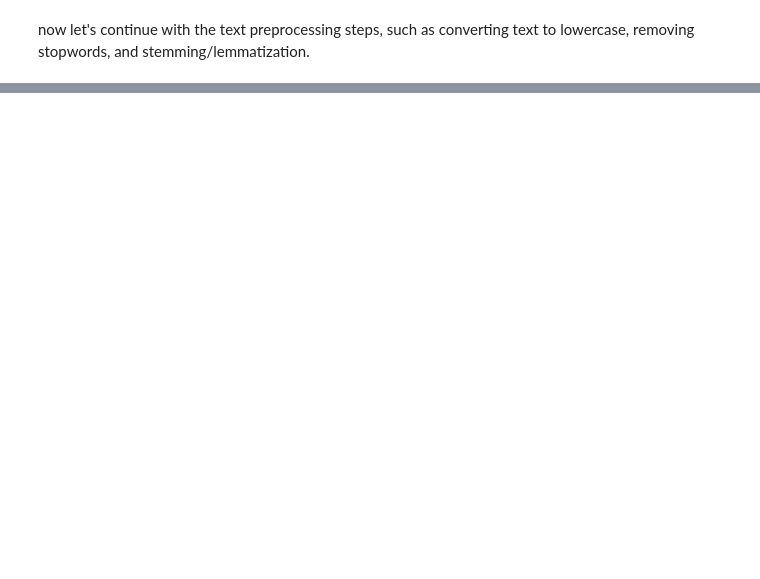
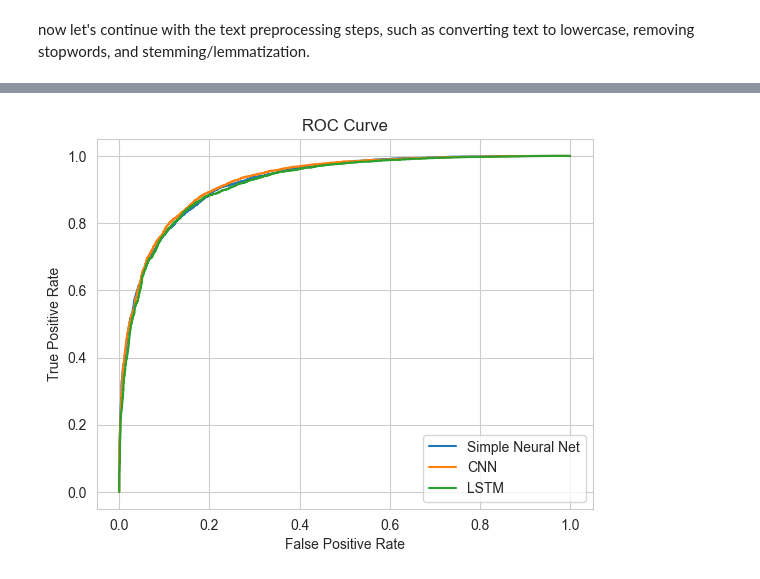
Before and after one commit to EniolaAdemola/sentiment-analysis, a Jupyter notebook: app/sentiment.ipynb, the cells around one changed output, grey strips where cells are left out. Drawn from its saved outputs; the diff is of its cells as text; code cells hidden in the pictures; blank space fills up the shorter version.

```diff
--- a/app/sentiment.ipynb
+++ b/app/sentiment.ipynb
@@ -263,0 +348,14 @@ WARNING:tensorflow:From c:\Users\DAVEWORLD\anaconda3\envs\cvd\Lib\site-packages\
+# %%
+fpr_simple_nn, tpr_simple_nn, _ = roc_curve(y_test, model_simple_nn.predict(X_test_padded))
+fpr_cnn, tpr_cnn, _ = roc_curve(y_test, model_cnn.predict(X_test_padded))
+fpr_lstm, tpr_lstm, _ = roc_curve(y_test, model_lstm.predict(X_test_padded))
+
+plt.plot(fpr_simple_nn, tpr_simple_nn, label='Simple Neural Net')
+plt.plot(fpr_cnn, tpr_cnn, label='CNN')
+plt.plot(fpr_lstm, tpr_lstm, label='LSTM')
+plt.title('ROC Curve')
+plt.xlabel('False Positive Rate')
+plt.ylabel('True Positive Rate')
+plt.legend()
+plt.show()
+# %% [output]
@@ -263,0 +365 @@ WARNING:tensorflow:From c:\Users\DAVEWORLD\anaconda3\envs\cvd\Lib\site-packages\
+[figure, added]
```
Also changed, not shown: parts of 43 cells of this notebook.
